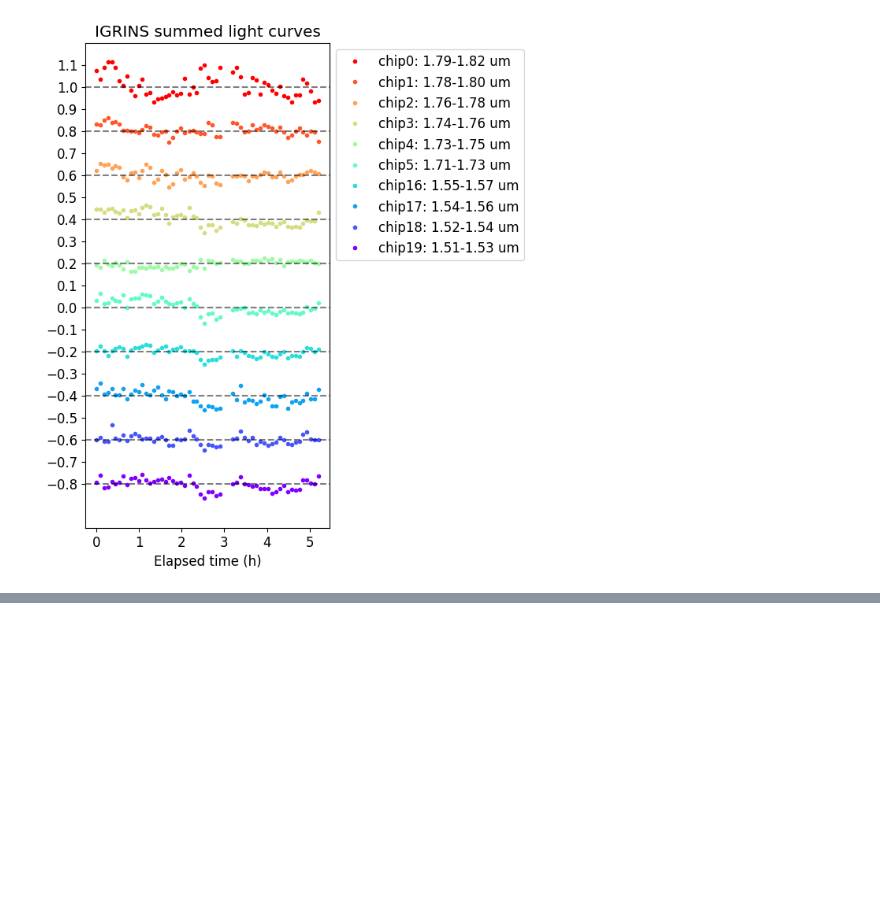
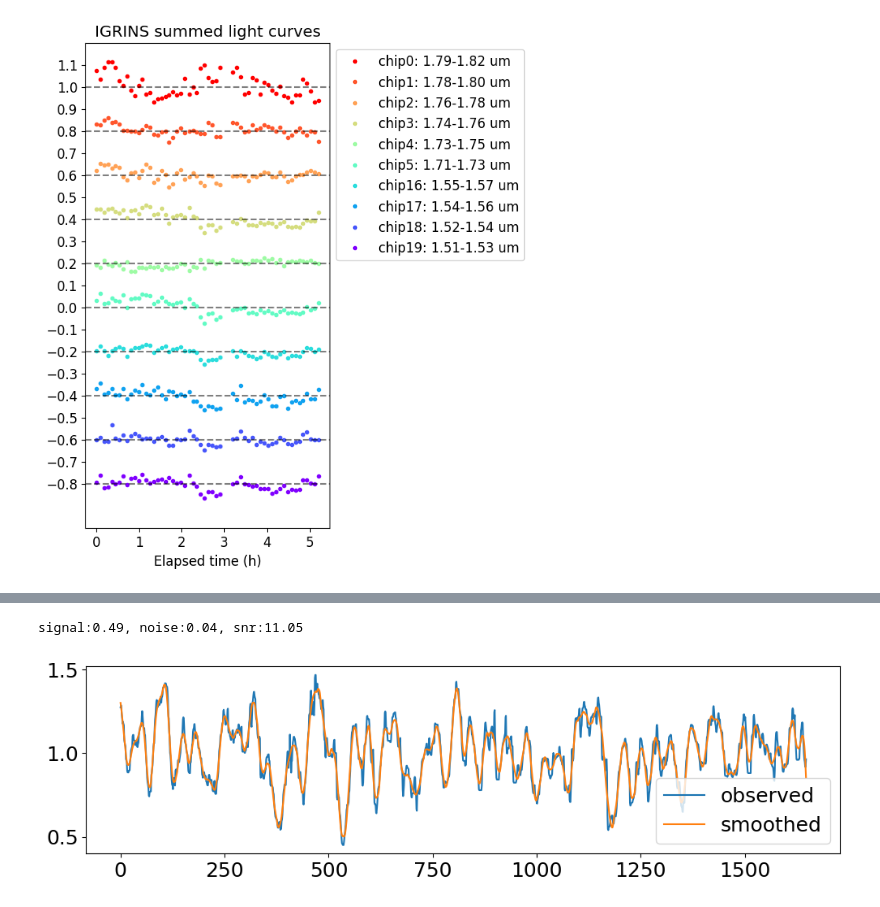
Before and after one commit to alphalyncis/doppler-imaging-maxentropy, a Jupyter notebook: src/test.ipynb, the cells around one changed output, grey strips where cells are left out. Cells and saved outputs as stored; diff of their text form; code cells hidden in the pictures; blank space fills up the shorter version.

Commit message:
test line SNR for pre-LSD

```diff
--- a/src/test.ipynb
+++ b/src/test.ipynb
@@ -370,3 +392,18 @@ plt.xlabel("Elapsed time (h)")
 plt.title("IGRINS summed light curves");
 # %% [output]
 [figure]
+# %%
+instru = "IGRINS"
+target = "W1049B"
+band = "K"
+savedir = f"{instru}_{band}_{target}"
+
+params, goodchips, modelspec = load_config(instru, target, band)
+model_datafile = paths.data/f'fitted/{instru}_{target}_{band}_{modelspec}.pickle'
+#goodchips = [1,2,3,4]
+
+wav_nm, template, observed, error = load_data_from_pickle(model_datafile, goodchips)
+wav_nm, template, observed, error = load_data_from_pickle(model_datafile, goodchips)
+self = DopplerImaging(wav_nm, goodchips, params_dict=params)
+self.load_data(observed, template, error)
+self.make_lsd_profile(modelspec, shiftmods=True, shiftkerns=False, plot_lsd_profiles=False, plot_deviation_map=False)
@@ -372,0 +431,19 @@ plt.title("IGRINS summed light curves");
+# %%
+c=8
+smoothed = savgol_filter(observed, 31, 3)
+resid = observed - smoothed
+err_pix = np.array([np.abs(resid[0,c,pix] - np.median(resid, axis=2)) for pix in range(observed.shape[2])]) # error of each pixel in LP by MAD
+err_pix_linecen = err_pix
+err_LP = 1.4826 * np.median(err_pix_linecen, axis=0) # error of each LP (at each t and chip)
+
+signal = 1 - smoothed.min(axis=2).mean(axis=0) # signal = line depth
+noise = np.median(err_LP, axis=0) # mean error of a chip
+snr_LPs = signal/noise # S/N of LP of each chip
+plt.figure(figsize=(12,3))
+plt.plot(observed[0][c], label="observed")
+plt.plot(smoothed[0][c], label="smoothed")
+plt.legend()
+print(f"signal:{signal[c]:.2f}, noise:{noise[c]:.2f}, snr:{snr_LPs[c]:.2f}")
+# %% [output]
+signal:0.49, noise:0.04, snr:11.05
+[figure, added]
```
Also changed, not shown: parts of 10 cells of this notebook.
